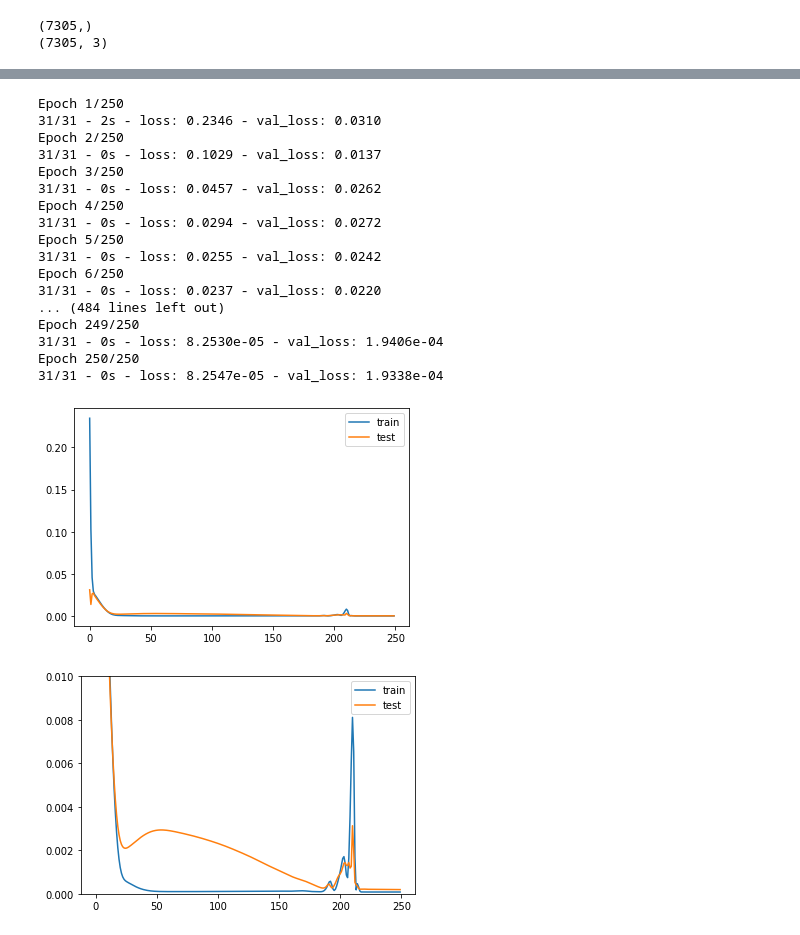
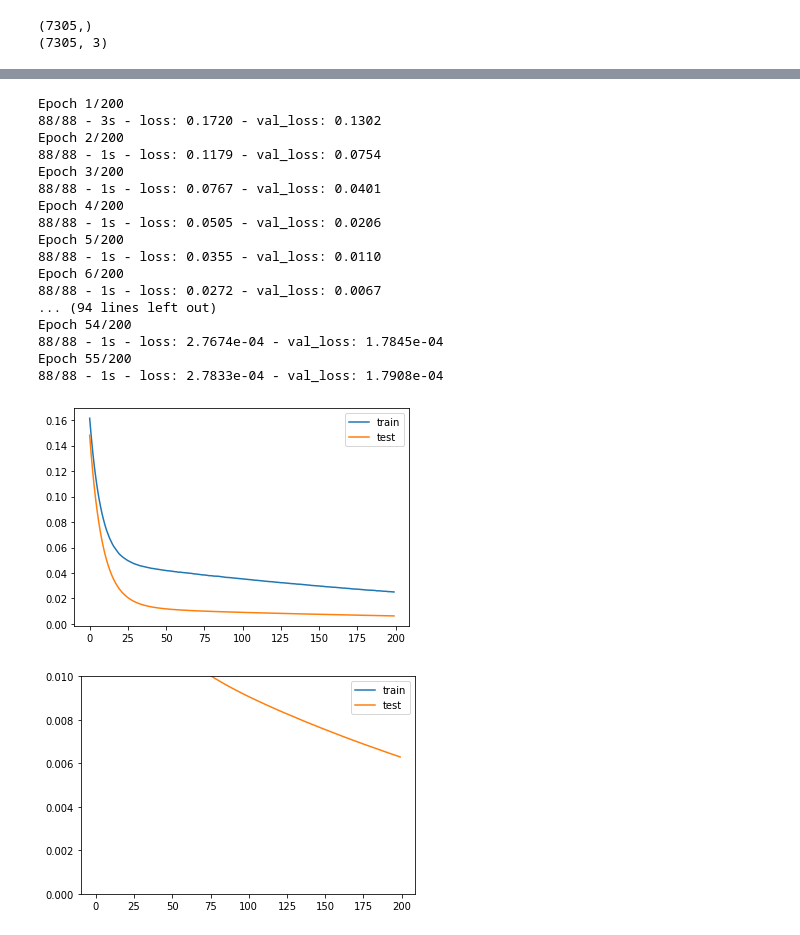
Before and after one commit to kevinddchen/ECE247, a Jupyter notebook: LSTM_for_exchange_rate.ipynb, the cells around one changed output, grey strips where cells are left out. Cells and saved outputs as stored; diff of their text form; code cells hidden in the pictures.

```diff
--- a/LSTM_for_exchange_rate.ipynb
+++ b/LSTM_for_exchange_rate.ipynb
@@ -87,9 +87,9 @@ ts = ts.astype('float32')
 # normalize features
 scaler = MinMaxScaler(feature_range=(0, 1))
 scaled = scaler.fit_transform(ts)
-# frame as supervised learning
-reframed = series_to_supervised(scaled, 1, 1)
+# frame as supervised learning. The input numbers are history-days and forecast-day
+reframed = series_to_supervised(scaled, 5, 5)
 # drop columns we don't want to predict, i.e. USICSAM, EZ_CI at time t
-reframed.drop(reframed.columns[[4,5]], axis=1, inplace=True)
+reframed.drop(reframed.columns[[15,17,18,20,22,23,25,26,28,29]], axis=1, inplace=True)
 print(reframed.head())
 # %% [output]
@@ -105,7 +116,7 @@ print(values)
 
 # split into train and test sets
 values = reframed.values
-n_train_days = 365 * 6
+n_train_days = 365 * 12
 train = values[:n_train_days, :]
 test = values[n_train_days:, :]
 # split into input and outputs
@@ -131,61 +142,72 @@ from tensorflow.keras import layers
 from keras.models import Sequential
 from tensorflow.keras.layers import LSTM
 from tensorflow.keras.layers import Dense
+from tensorflow.keras.layers import Dropout
 from matplotlib import pyplot
 from sklearn.metrics import mean_squared_error
 
 
-# Hyperparameters and choices ... yet to be optimized
-lr =1e-3
+#### Hyperparameters and choices ... yet to be optimized
+
+# step = tf.Variable(0, trainable=False)
+# boundaries = [100, 100]
+# values = [1e-4, 1e-8, 1e-8]
+# learning_rate_fn = keras.optimizers.schedules.PiecewiseConstantDecay(
+#     boundaries, values)
+# opt = keras.optimizers.SGD(learning_rate=learning_rate_fn(step))
+
+lr = 1e-5
 opt = keras.optimizers.Adam(learning_rate=lr)
 ls = 'mse'  # 'mae'
-bs = 72
-epo = 250
-hid_dim1 = 100
+bs = 50
+epo = 200
+hid_dim1 = 500
+do_rate = 0.05
+callback = tf.keras.callbacks.EarlyStopping(monitor='val_loss', patience=20)
 
-
-#model.add(Dropout(0.2, input_shape=(60,)))
 
 
 # design network
 model = Sequential()
 model.add(LSTM(hid_dim1, input_shape=(train_X.shape[1], train_X.shape[2])))
+model.add(Dense(300))
+model.add(Dropout(do_rate))
 model.add(Dense(1))
 model.compile(loss=ls, optimizer=opt)
 # fit network
-history = model.fit(train_X, train_y, epochs=epo, batch_size=bs, validation_data=(test_X, test_y), verbose=2, shuffle=False)
+history = model.fit(train_X, train_y, epochs=epo, batch_size=bs, validation_data=(test_X, test_y), verbose=2, callbacks=[callback], shuffle=False)
 # %% [output]
-Epoch 1/250
-31/31 - 2s - loss: 0.2346 - val_loss: 0.0310
-Epoch 2/250
-31/31 - 0s - loss: 0.1029 - val_loss: 0.0137
-Epoch 3/250
-31/31 - 0s - loss: 0.0457 - val_loss: 0.0262
-Epoch 4/250
-31/31 - 0s - loss: 0.0294 - val_loss: 0.0272
-Epoch 5/250
-31/31 - 0s - loss: 0.0255 - val_loss: 0.0242
-Epoch 6/250
-31/31 - 0s - loss: 0.0237 - val_loss: 0.0220
-... (484 lines left out)
-Epoch 249/250
-31/31 - 0s - loss: 8.2530e-05 - val_loss: 1.9406e-04
-Epoch 250/250
-31/31 - 0s - loss: 8.2547e-05 - val_loss: 1.9338e-04
+Epoch 1/200
+88/88 - 3s - loss: 0.1720 - val_loss: 0.1302
+Epoch 2/200
+88/88 - 1s - loss: 0.1179 - val_loss: 0.0754
+Epoch 3/200
+88/88 - 1s - loss: 0.0767 - val_loss: 0.0401
+Epoch 4/200
+88/88 - 1s - loss: 0.0505 - val_loss: 0.0206
+Epoch 5/200
+88/88 - 1s - loss: 0.0355 - val_loss: 0.0110
+Epoch 6/200
+88/88 - 1s - loss: 0.0272 - val_loss: 0.0067
+... (94 lines left out)
+Epoch 54/200
+88/88 - 1s - loss: 2.7674e-04 - val_loss: 1.7845e-04
+Epoch 55/200
+88/88 - 1s - loss: 2.7833e-04 - val_loss: 1.7908e-04
 # %%
 # plot history for loss
 pyplot.plot(history.history['loss'], label='train')
 pyplot.plot(history.history['val_loss'], label='test')
 pyplot.legend()
 pyplot.show()
 
 
 
 pyplot.plot(history.history['loss'], label='train')
 pyplot.plot(history.history['val_loss'], label='test')
-pyplot.ylim([0,0.001])
+pyplot.ylim([0,0.01])
 pyplot.legend()
 pyplot.show()
 # %% [output]
-[figure, old version]
+[figure, new version]
-[figure, old version]
+[figure, new version]
```
Also changed, not shown: parts of 2 cells of this notebook.
